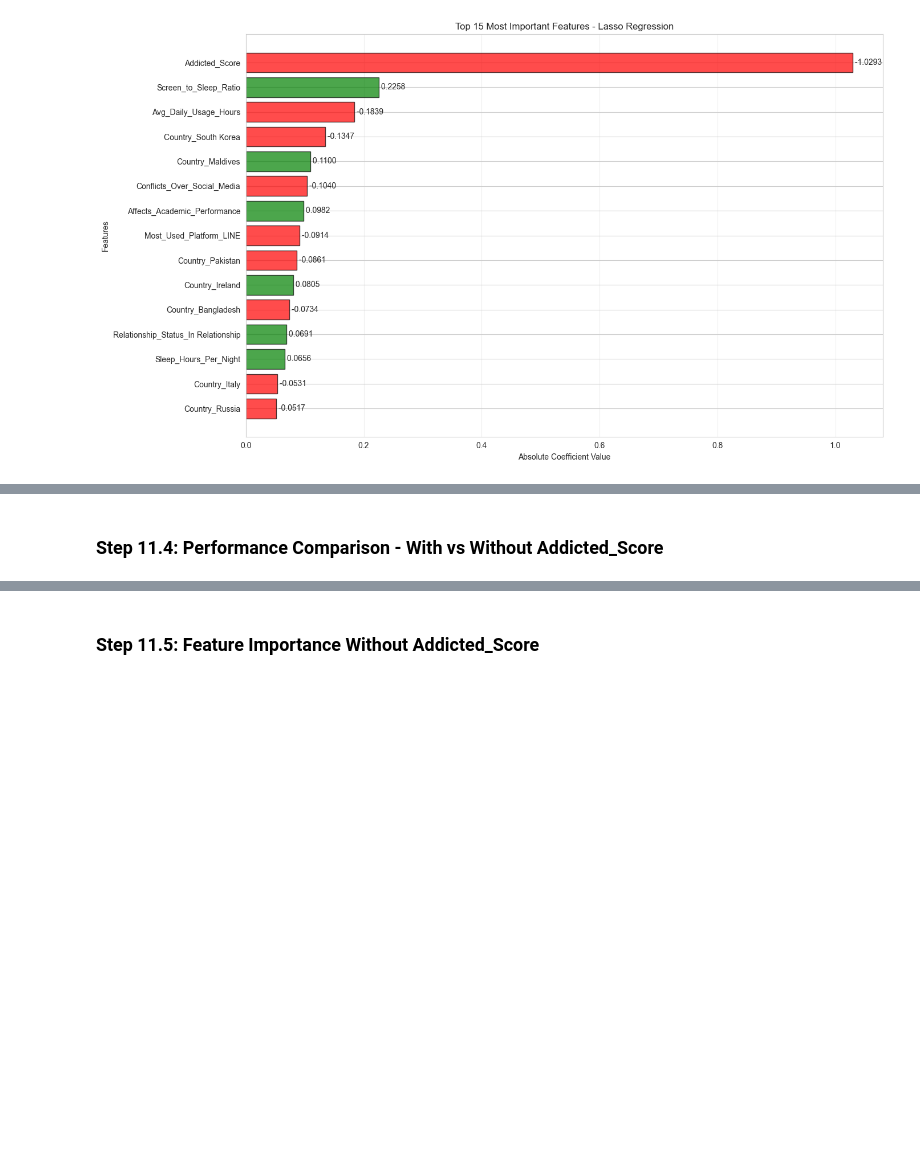
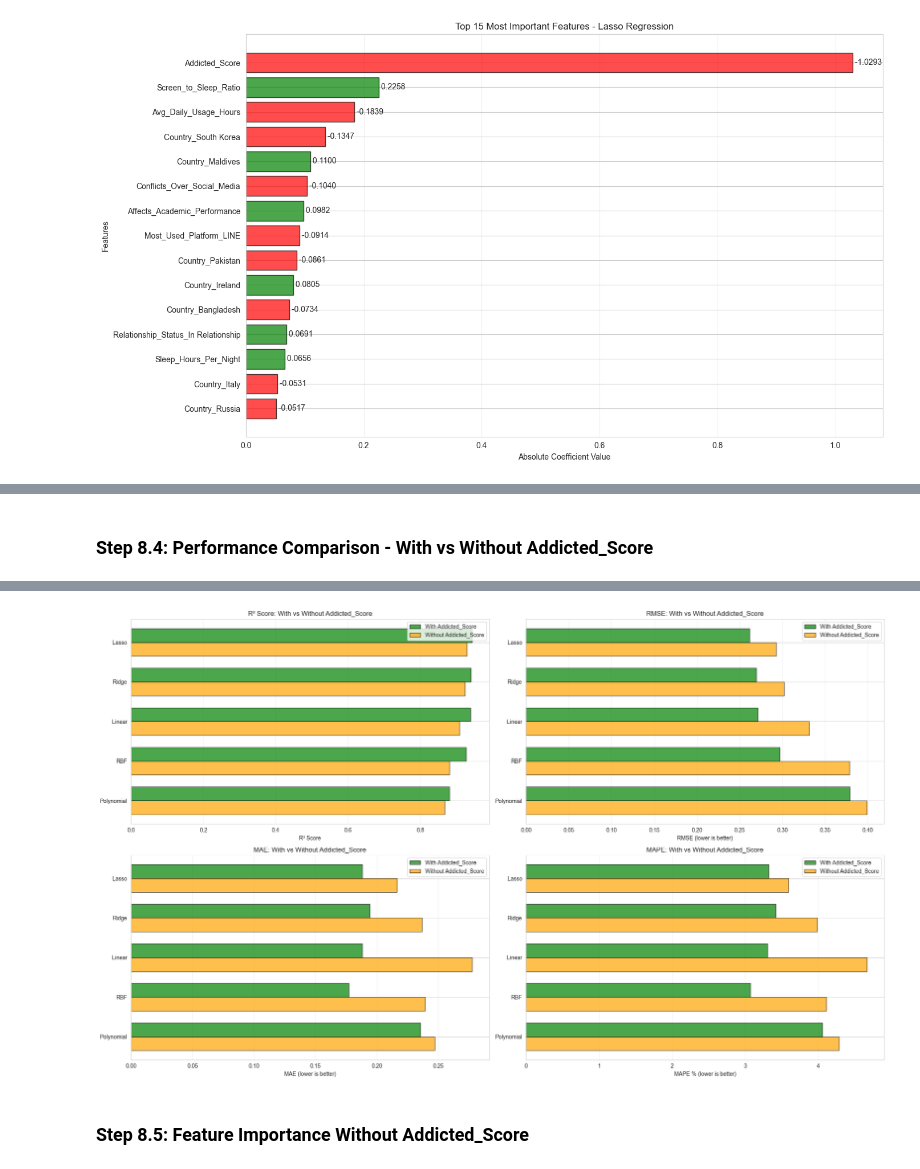
Before and after one commit to aryah-rao/social-media-and-mental-health-ml, a Jupyter notebook: mlfinalproject.ipynb, the cells around one changed output, grey strips where cells are left out. Drawn from its saved outputs; the diff is of its cells as text; code cells hidden in the pictures; blank space fills up the shorter version.

```diff
--- a/mlfinalproject.ipynb
+++ b/mlfinalproject.ipynb
@@ -1066,11 +996,11 @@ svm_results_no_add_df = svm_results_no_add_df.sort_values('R² Score', ascending
 # %% [markdown]
-### Step 11.4: Performance Comparison - With vs Without Addicted_Score
+### Step 8.4: Performance Comparison - With vs Without Addicted_Score
 # %%
 # Combine all results without Addicted_Score
 all_results_no_add_df = pd.concat([regression_results_no_add_df, svm_results_no_add_df], ignore_index=True)
 all_results_no_add_df = all_results_no_add_df.sort_values('R² Score', ascending=False)
 
-print("Model Performance Comparison - Without Addicted_Score\n")
+print("Model Performance Comparison (Without Addicted_Score)")
 print(all_results_no_add_df.to_string(index=False))
 
 # Create comparison DataFrame
@@ -1081,30 +1011,19 @@ comparison_df = pd.merge(
     suffixes=(' (With Addiction)', ' (Without Addiction)')
 )
 
-# Calculate performance drop
-comparison_df['R² Drop'] = comparison_df['R² Score (With Addiction)'] - comparison_df['R² Score (Without Addiction)']
-comparison_df['R² Drop %'] = (comparison_df['R² Drop'] / comparison_df['R² Score (With Addiction)'] * 100).round(2)
-
-print("\nSide-by-Side Comparison: With vs Without Addicted_Score\n")
-print("R² Score Comparison:")
-comparison_display = comparison_df[['Model', 'R² Score (With Addiction)', 'R² Score (Without Addiction)', 'R² Drop', 'R² Drop %']].copy()
-comparison_display = comparison_display.sort_values('R² Score (With Addiction)', ascending=False)
-print(comparison_display.to_string(index=False))
-
-# Visualize comparison
+# Visualize comparison - 4 metrics, each showing with vs without for all models
 fig, axes = plt.subplots(2, 2, figsize=(20, 12))
 
 # Filter out Linear Regression for cleaner visualization
-comparison_display_filtered = comparison_display[comparison_display['Model'] != 'Linear Regression'].copy()
-
-# 1. R² Score Comparison - Bar Chart
-models = comparison_display_filtered['Model']
+comparison_filtered = comparison_df[comparison_df['Model'] != 'Linear Regression'].copy()
+models = comparison_filtered['Model']
 x = np.arange(len(models))
 width = 0.35
 
-axes[0, 0].barh(x - width/2, comparison_display_filtered['R² Score (With Addiction)'],
+# 1. R² Score Comparison
+axes[0, 0].barh(x - width/2, comparison_filtered['R² Score (With Addiction)'],
                 width, label='With Addicted_Score', color='green', alpha=0.7, edgecolor='black')
-axes[0, 0].barh(x + width/2, comparison_display_filtered['R² Score (Without Addiction)'],
+axes[0, 0].barh(x + width/2, comparison_filtered['R² Score (Without Addiction)'],
                 width, label='Without Addicted_Score', color='orange', alpha=0.7, edgecolor='black')
 axes[0, 0].set_yticks(x)
 axes[0, 0].set_yticklabels(models)
@@ -1114,54 +1033,45 @@ axes[0, 0].legend()
 axes[0, 0].grid(axis='x', alpha=0.3)
 axes[0, 0].invert_yaxis()
 
-# 2. Performance Drop Analysis
-axes[0, 1].barh(comparison_display_filtered['Model'], comparison_display_filtered['R² Drop %'],
-                color=['red' if x > 20 else 'orange' if x > 10 else 'yellow' for x in comparison_display_filtered['R² Drop %']],
-                alpha=0.7, edgecolor='black')
-axes[0, 1].set_xlabel('R² Score Drop (%)')
-axes[0, 1].set_title('Performance Drop When Removing Addicted_Score')
-axes[0, 1].axvline(x=10, color='orange', linestyle='--', label='10% drop', linewidth=2)
-axes[0, 1].axvline(x=20, color='red', linestyle='--', label='20% drop', linewidth=2)
+# 2. RMSE Comparison
+axes[0, 1].barh(x - width/2, comparison_filtered['RMSE (With Addiction)'],
+                width, label='With Addicted_Score', color='green', alpha=0.7, edgecolor='black')
+axes[0, 1].barh(x + width/2, comparison_filtered['RMSE (Without Addiction)'],
+                width, label='Without Addicted_Score', color='orange', alpha=0.7, edgecolor='black')
+axes[0, 1].set_yticks(x)
+axes[0, 1].set_yticklabels(models)
+axes[0, 1].set_xlabel('RMSE (lower is better)')
+axes[0, 1].set_title('RMSE: With vs Without Addicted_Score')
 axes[0, 1].legend()
 axes[0, 1].grid(axis='x', alpha=0.3)
 axes[0, 1].invert_yaxis()
 
-# 3. RMSE Comparison
-axes[1, 0].barh(x - width/2, comparison_df[comparison_df['Model'].isin(models)]['RMSE (With Addiction)'],
+# 3. MAE Comparison
+axes[1, 0].barh(x - width/2, comparison_filtered['MAE (With Addiction)'],
                 width, label='With Addicted_Score', color='green', alpha=0.7, edgecolor='black')
-axes[1, 0].barh(x + width/2, comparison_df[comparison_df['Model'].isin(models)]['RMSE (Without Addiction)'],
+axes[1, 0].barh(x + width/2, comparison_filtered['MAE (Without Addiction)'],
                 width, label='Without Addicted_Score', color='orange', alpha=0.7, edgecolor='black')
 axes[1, 0].set_yticks(x)
 axes[1, 0].set_yticklabels(models)
-axes[1, 0].set_xlabel('RMSE (lower is better)')
-axes[1, 0].set_title('RMSE: With vs Without Addicted_Score')
+axes[1, 0].set_xlabel('MAE (lower is better)')
+axes[1, 0].set_title('MAE: With vs Without Addicted_Score')
 axes[1, 0].legend()
 axes[1, 0].grid(axis='x', alpha=0.3)
 axes[1, 0].invert_yaxis()
 
-# 4. MAE Comparison
-axes[1, 1].barh(x - width/2, comparison_df[comparison_df['Model'].isin(models)]['MAE (With Addiction)'],
+# 4. MAPE Comparison
+axes[1, 1].barh(x - width/2, comparison_filtered['MAPE (%) (With Addiction)'],
                 width, label='With Addicted_Score', color='green', alpha=0.7, edgecolor='black')
-axes[1, 1].barh(x + width/2, comparison_df[comparison_df['Model'].isin(models)]['MAE (Without Addiction)'],
+axes[1, 1].barh(x + width/2, comparison_filtered['MAPE (%) (Without Addiction)'],
                 width, label='Without Addicted_Score', color='orange', alpha=0.7, edgecolor='black')
 axes[1, 1].set_yticks(x)
 axes[1, 1].set_yticklabels(models)
-axes[1, 1].set_xlabel('MAE (lower is better)')
-axes[1, 1].set_title('MAE: With vs Without Addicted_Score')
+axes[1, 1].set_xlabel('MAPE % (lower is better)')
+axes[1, 1].set_title('MAPE: With vs Without Addicted_Score')
 axes[1, 1].legend()
 axes[1, 1].grid(axis='x', alpha=0.3)
 axes[1, 1].invert_yaxis()
 
 plt.tight_layout()
 plt.show()
-
-print("\nKey Insights:")
-best_with = all_results_df.iloc[0]
-print(f"Best model WITH Addicted_Score: {best_with['Model']} (R² = {best_with['R² Score']:.4f})")
-
-best_without = all_results_no_add_df.iloc[0]
-print(f"Best model WITHOUT Addicted_Score: {best_without['Model']} (R² = {best_without['R² Score']:.4f})")
-
-print(f"\nAverage R² Drop: {comparison_display_filtered['R² Drop %'].mean():.2f}%")
-print(f"Max R² Drop: {comparison_display_filtered['R² Drop %'].max():.2f}% ({comparison_display_filtered.loc[comparison_display_filtered['R² Drop %'].idxmax(), 'Model']})")
-print(f"Min R² Drop: {comparison_display_filtered['R² Drop %'].min():.2f}% ({comparison_display_filtered.loc[comparison_display_filtered['R² Drop %'].idxmin(), 'Model']})")
+# %% [output]
@@ -1168,5 +1086,6 @@ print(f"Min R² Drop: {comparison_display_filtered['R² Drop %'].min():.2f}% ({c
+[figure, added]
 # %% [markdown]
-### Step 11.5: Feature Importance Without Addicted_Score
+### Step 8.5: Feature Importance Without Addicted_Score
 # %%
 # Extract feature importance from Lasso model
 best_lasso_no_add = regression_models_no_add['Lasso']
```
Also changed, not shown: parts of 17 cells of this notebook.
